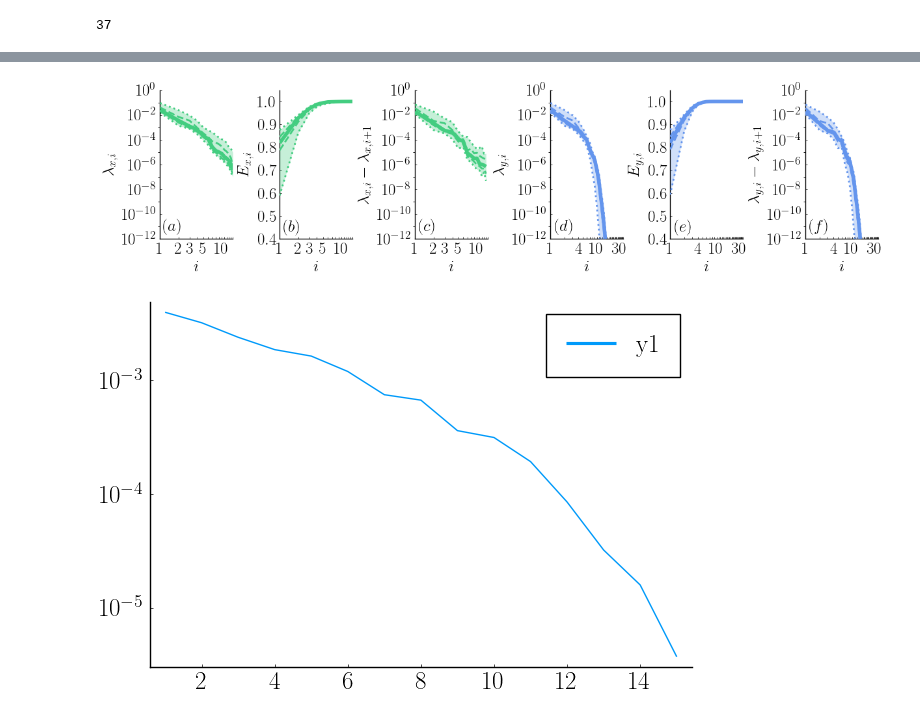
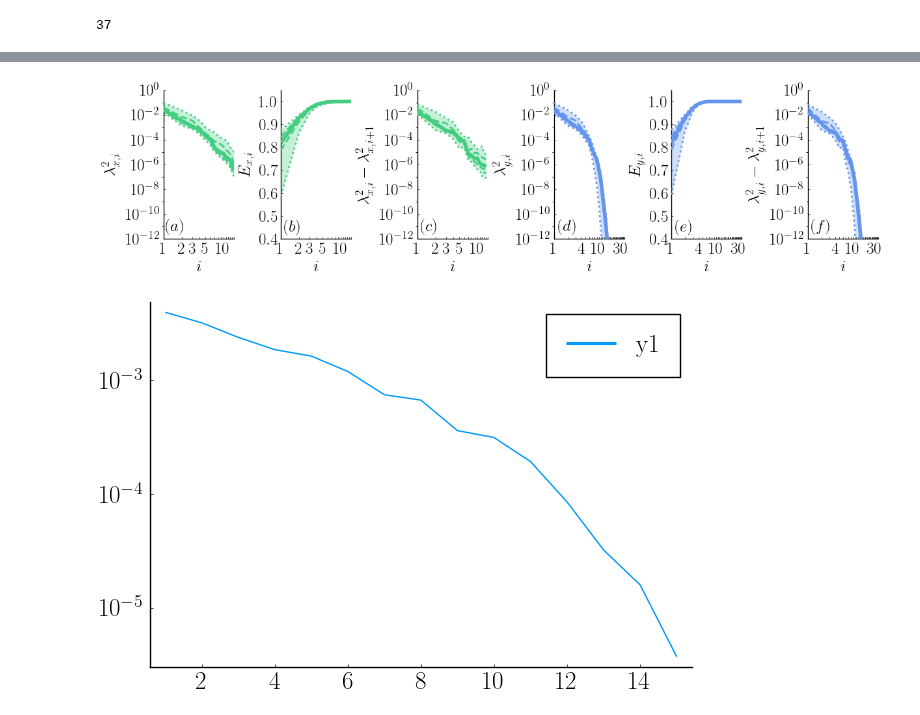
Before and after one commit to mleprovost/LowRankVortex.jl, a Jupyter notebook: example2/Figures Cx Cy EnKF.ipynb, the cells around one changed output, grey strips where cells are left out. Drawn from its saved outputs; the diff is of its cells as text; code cells hidden in the pictures.

```diff
--- a/example2/Figures Cx Cy EnKF.ipynb
+++ b/example2/Figures Cx Cy EnKF.ipynb
@@ -385,7 +384,7 @@ plt = plot(layout = grid(1,6), xlims = (1, Inf), legend = false, size = (1200, 3
 
 # Cx eigenvalues
 plot!(plt[1,1], ylims = (10.0^(-12), 10.0^(-1)), yscale = :log10, xscale = :log10, yticks = (ylist, yliststring),
-      xlabel = L"i", ylabel = L"\lambda_{x, i}", xticks = (Xxlist, Xxliststring))
+      xlabel = L"i", ylabel = L"\lambda^2_{x, i}", xticks = (Xxlist, Xxliststring))
 
 
 plot!(plt[1,1], 1:Nx, q5_Λx, linewidth = 2, linestyle = :dot, color = c_cx)
@@ -422,7 +421,7 @@ annotate!(plt[1,2], 1.6, 0.45, L"(b)")
 # Cx Spectral gap
 plot!(plt[1,3], ylims = (10.0^(-12), 10.0^(-1)), xscale = :log10, yscale = :log10,
       yticks = (ylist, yliststring),
-      xlabel = L"i", ylabel = L"\lambda_{x, i} - \lambda_{x, i+1}", xticks = (Xxlist, Xxliststring))
+      xlabel = L"i", ylabel = L"\lambda^2_{x, i} - \lambda^2_{x, i+1}", xticks = (Xxlist, Xxliststring))
 
 
 
@@ -440,7 +439,7 @@ annotate!(plt[1,3], 1.6, 10.0^(-11), L"(c)")
 
 # Cy eigenvalues
 plot!(plt[1,4], ylims = (10.0^(-12), 10.0^(-1)), xscale = :log10, yscale = :log10, yticks = (ylist, yliststring),
-              xlabel = L"i", ylabel = L"\lambda_{y, i}", xticks = (Yxlist, Yxliststring))
+              xlabel = L"i", ylabel = L"\lambda^2_{y, i}", xticks = (Yxlist, Yxliststring))
 
 
 plot!(plt[1,4], 1:Ny, q5_Λy, linewidth = 2, linestyle = :dot, color = c_cy)
@@ -468,35 +467,35 @@ plot!(plt[1,5], 1:Ny, q25_Ey, linewidth = 2, linestyle = :dash, color = c_cy)
 plot!(plt[1,5], 1:Ny, q50_Ey, linewidth = 4, color = c_cy)
 plot!(plt[1,5], 1:Ny, q75_Ey, linewidth = 2, linestyle = :dash, color = c_cy)
 plot!(plt[1,5], 1:Ny, q95_Ey, linewidth = 2, linestyle = :dot, color = c_cy)
 
 plot!(plt[1,5], 1:Ny, [q50_Ey q50_Ey], linewidth = 0.0,
       fillrange = [q5_Ey q95_Ey], alpha = 0.3, color = c_cy,
       label = "")
 
 annotate!(plt[1,5], 2, 0.45, L"(e)")
 
 # Cy Spectral gap
 plot!(plt[1,6], ylims = (10.0^(-12), 10.0^(-1)), xscale = :log10, yscale = :log10, yticks = (ylist, yliststring),
-      xlabel = L"i", ylabel = L"\lambda_{y, i} - \lambda_{y, i+1}", xticks = (Yxlist, Yxliststring))
+      xlabel = L"i", ylabel = L"\lambda^2_{y, i} - \lambda^2_{y, i+1}", xticks = (Yxlist, Yxliststring))
 
 
 
 plot!(plt[1,6], q5_deltaΛy, linewidth = 2, linestyle = :dot, color = c_cy)
 plot!(plt[1,6], q25_deltaΛy, linewidth = 2, linestyle = :dash, color = c_cy)
 plot!(plt[1,6], q50_deltaΛy, linewidth = 4, color = c_cy)
 plot!(plt[1,6], q75_deltaΛy, linewidth = 2, linestyle = :dash, color = c_cy)
 plot!(plt[1,6], q95_deltaΛy, linewidth = 2, linestyle = :dot, color = c_cy)
 
 plot!(plt[1,6], [q50_deltaΛy q50_deltaΛy], linewidth = 0.0,
       fillrange = [q5_deltaΛy q95_deltaΛy], alpha = 0.3, color = c_cy,
       label = "")
 
 annotate!(plt[1,6], 2, 10.0^(-11), L"(f)")
 
 
 savefig("example2_energy_spectrum.pdf")
 # %% [output]
-[figure, old version]
+[figure, new version]
 # %%
 Cx = zeros(Nx, Nx)
 Cy = zeros(Ny, Ny)
```
Also changed, not shown: parts of 5 cells of this notebook, 5 other files.
